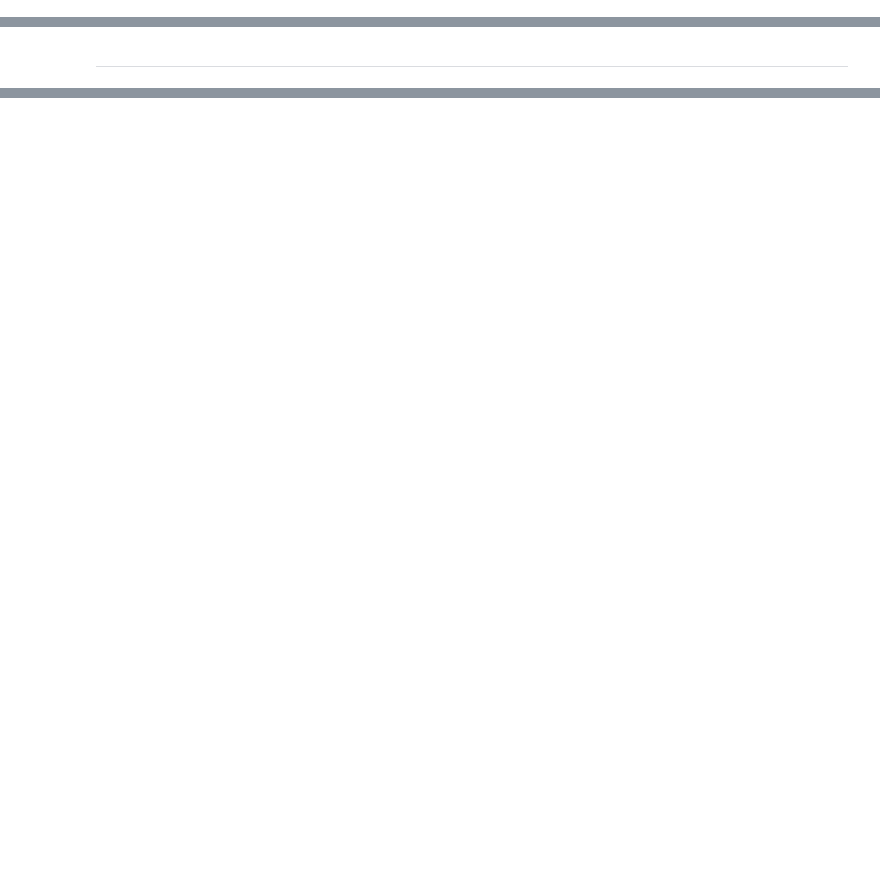
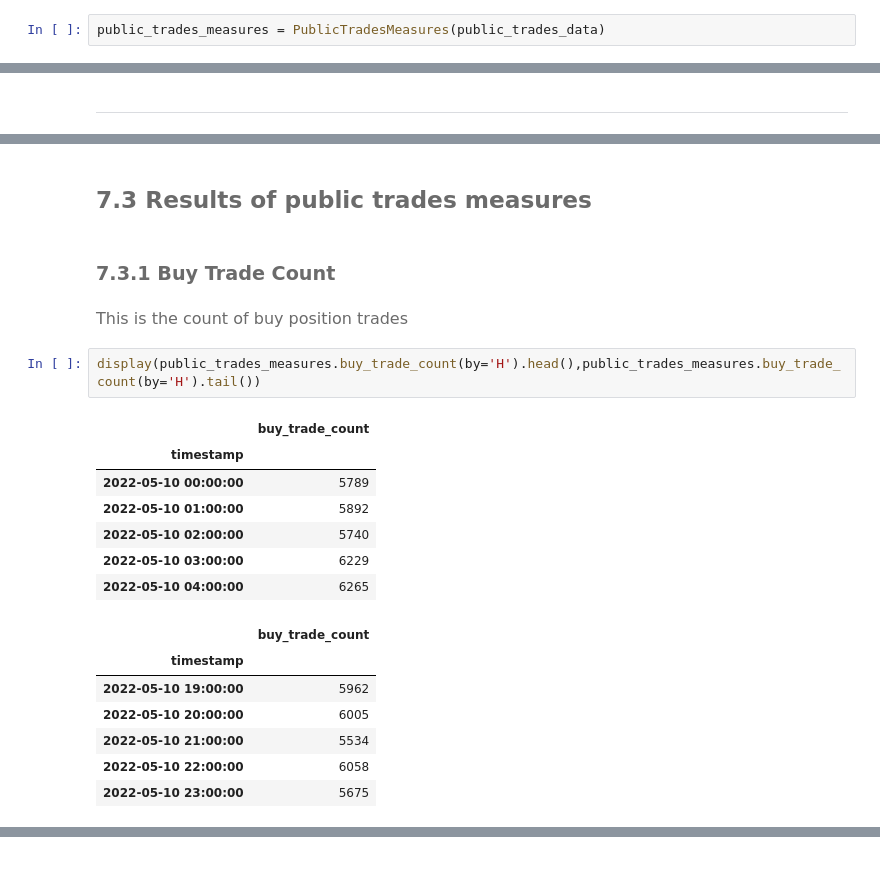
Before and after one commit to MoyMFO/MyST_Lab1, a Jupyter notebook: notebook.ipynb, the cells around one changed output, grey strips where cells are left out. Drawn from its saved outputs; the diff is of its cells as text; blank space fills up the shorter version.

```diff
--- a/notebook.ipynb
+++ b/notebook.ipynb
@@ -152,0 +127,2 @@ import sys
+# %%
+public_trades_measures = PublicTradesMeasures(public_trades_data)
@@ -162,0 +382,23 @@ import sys
+# %% [markdown]
+## <font color= #6B6B6B> 7.3 Results of public trades measures </font>
+# %% [markdown]
+### <font color= #6B6B6B> 7.3.1 Buy Trade Count</font>
+# %% [markdown]
+<font color= #6B6B6B> <font size = 3>This is the count of buy position trades</font>
+# %%
+display(public_trades_measures.buy_trade_count(by='H').head(),public_trades_measures.buy_trade_count(by='H').tail())
+# %% [output]
+|  | buy_trade_count |
+| timestamp |  |
+| 2022-05-10 00:00:00 | 5789 |
+| 2022-05-10 01:00:00 | 5892 |
+| 2022-05-10 02:00:00 | 5740 |
+| 2022-05-10 03:00:00 | 6229 |
+| 2022-05-10 04:00:00 | 6265 |
+|  | buy_trade_count |
+| timestamp |  |
+| 2022-05-10 19:00:00 | 5962 |
+| 2022-05-10 20:00:00 | 6005 |
+| 2022-05-10 21:00:00 | 5534 |
+| 2022-05-10 22:00:00 | 6058 |
+| 2022-05-10 23:00:00 | 5675 |
```
Also changed, not shown: parts of 151 cells of this notebook, 6 other files.
